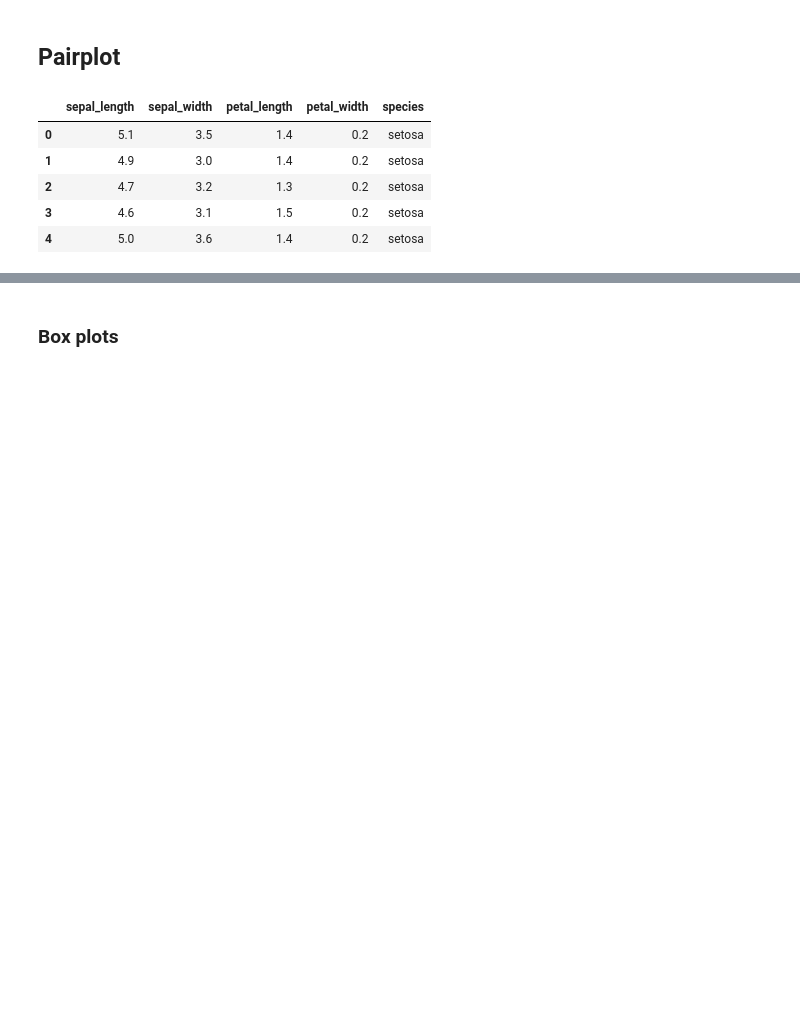
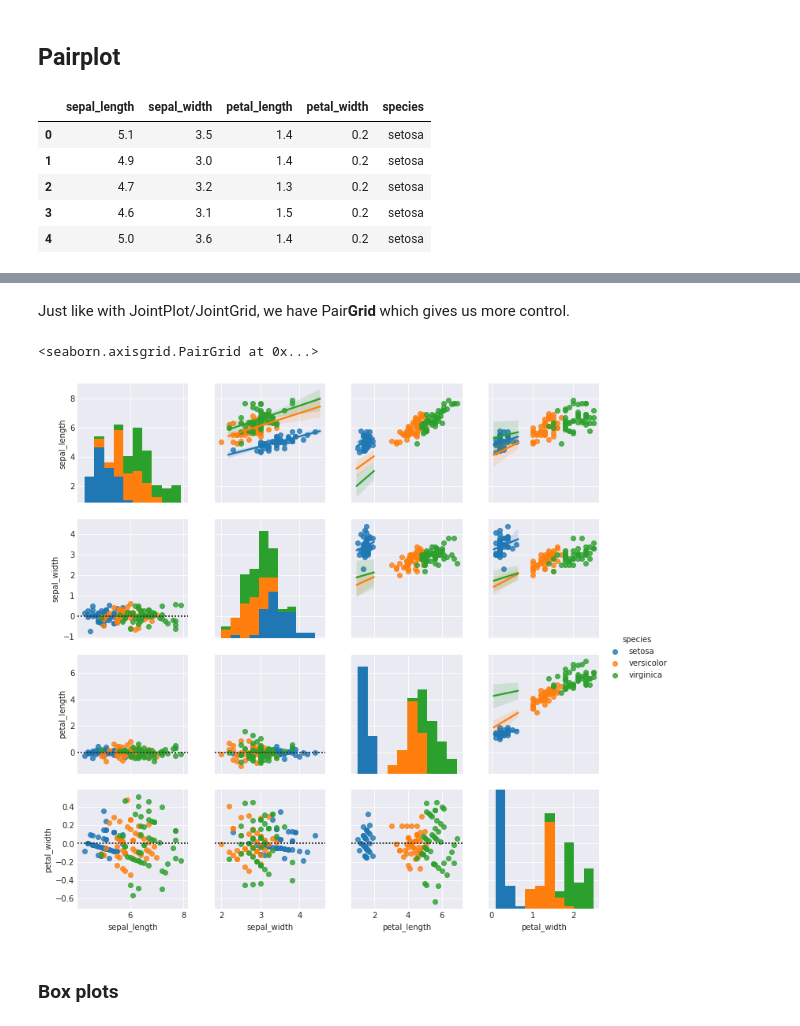
Before and after one commit to chrismullins/Presentations, a Jupyter notebook: July_meetup/July-seaborn-final.ipynb, the cells around one changed output, grey strips where cells are left out. Saved outputs shown, nothing was run; the diff lists cells and outputs as text; code cells hidden in the pictures; blank space fills up the shorter version.

Commit message:
Finished the seaborn July notebook

```diff
--- a/July_meetup/July-seaborn-final.ipynb
+++ b/July_meetup/July-seaborn-final.ipynb
@@ -193,3 +199,14 @@ g = sns.pairplot(data=iris, kind="reg", hue="species", diag_kind="kde", diag_kws
+# %% [markdown]
+Just like with JointPlot/JointGrid, we have Pair**Grid** which gives us more control.
+# %%
+g = sns.PairGrid(data=iris, hue="species")
+g.map_upper(sns.regplot)
+g.map_lower(sns.residplot)
+g.map_diag(plt.hist)
+g.add_legend()
+# %% [output]
+<seaborn.axisgrid.PairGrid at 0x...>
+[figure, added]
 # %% [markdown]
 ### Box plots
 # %%
```
Also changed, not shown: parts of 50 cells of this notebook.
